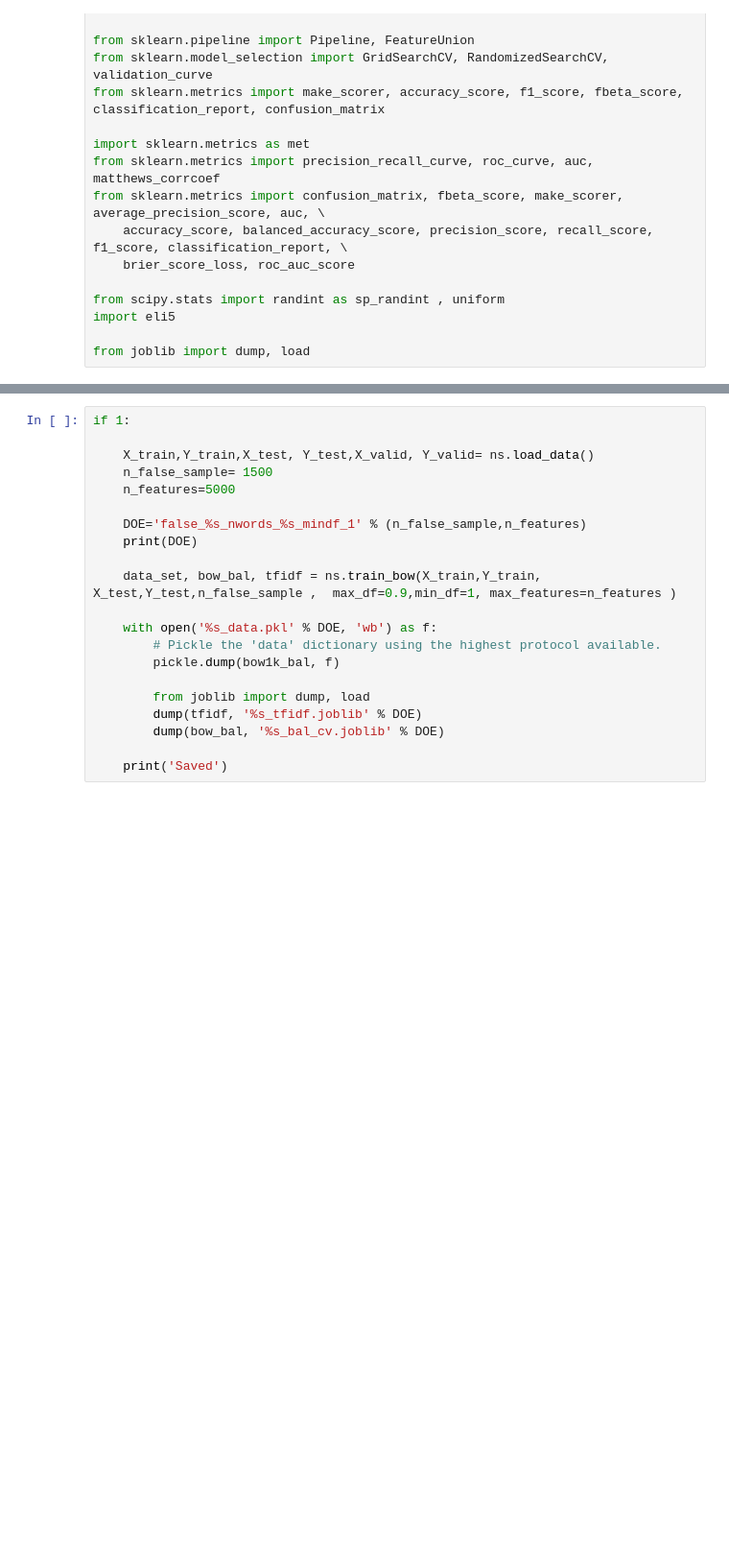
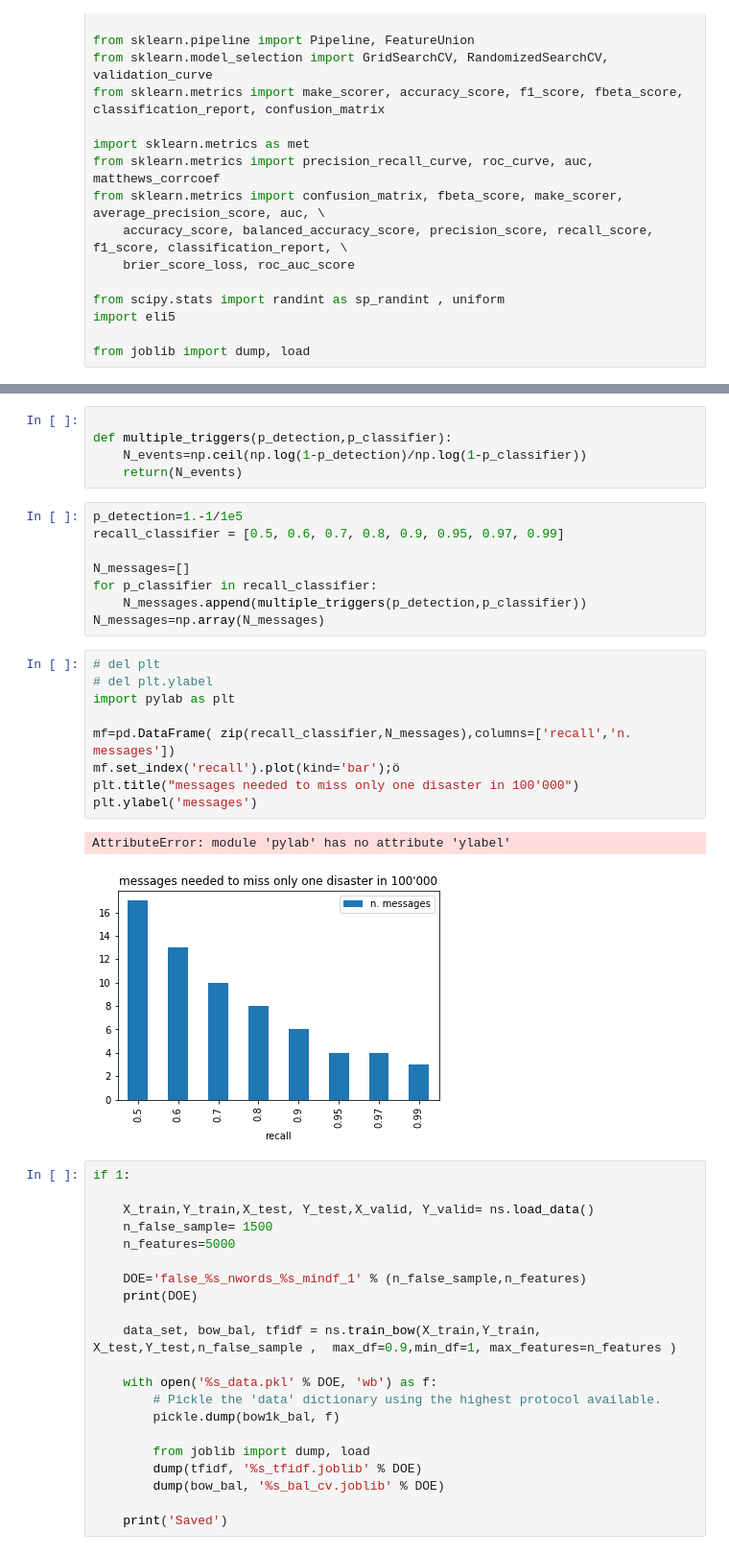
Before and after one commit to marco-bellini/NLP_disaster, a Jupyter notebook: rebal_bow2.ipynb, the cells around one changed output, grey strips where cells are left out. Shown at 96% size. Saved outputs shown, nothing was run; the diff lists cells and outputs as text; blank space fills up the shorter version.

```diff
--- a/rebal_bow2.ipynb
+++ b/rebal_bow2.ipynb
@@ -67,3 +147,28 @@ from joblib import dump, load
+# %%
+
+def multiple_triggers(p_detection,p_classifier):
+    N_events=np.ceil(np.log(1-p_detection)/np.log(1-p_classifier))
+    return(N_events)
+# %%
+p_detection=1.-1/1e5
+recall_classifier = [0.5, 0.6, 0.7, 0.8, 0.9, 0.95, 0.97, 0.99]
+
+N_messages=[]
+for p_classifier in recall_classifier:
+    N_messages.append(multiple_triggers(p_detection,p_classifier))
+N_messages=np.array(N_messages)
+# %%
+# del plt
+# del plt.ylabel
+import pylab as plt
+
+mf=pd.DataFrame( zip(recall_classifier,N_messages),columns=['recall','n. messages'])
+mf.set_index('recall').plot(kind='bar');ö
+plt.title("messages needed to miss only one disaster in 100'000")
+plt.ylabel('messages')
+# %% [output]
+AttributeError: module 'pylab' has no attribute 'ylabel'
+[figure, added]
 # %%
 if 1:
 
```
Also changed, not shown: parts of 20 cells of this notebook, 3 other files.
